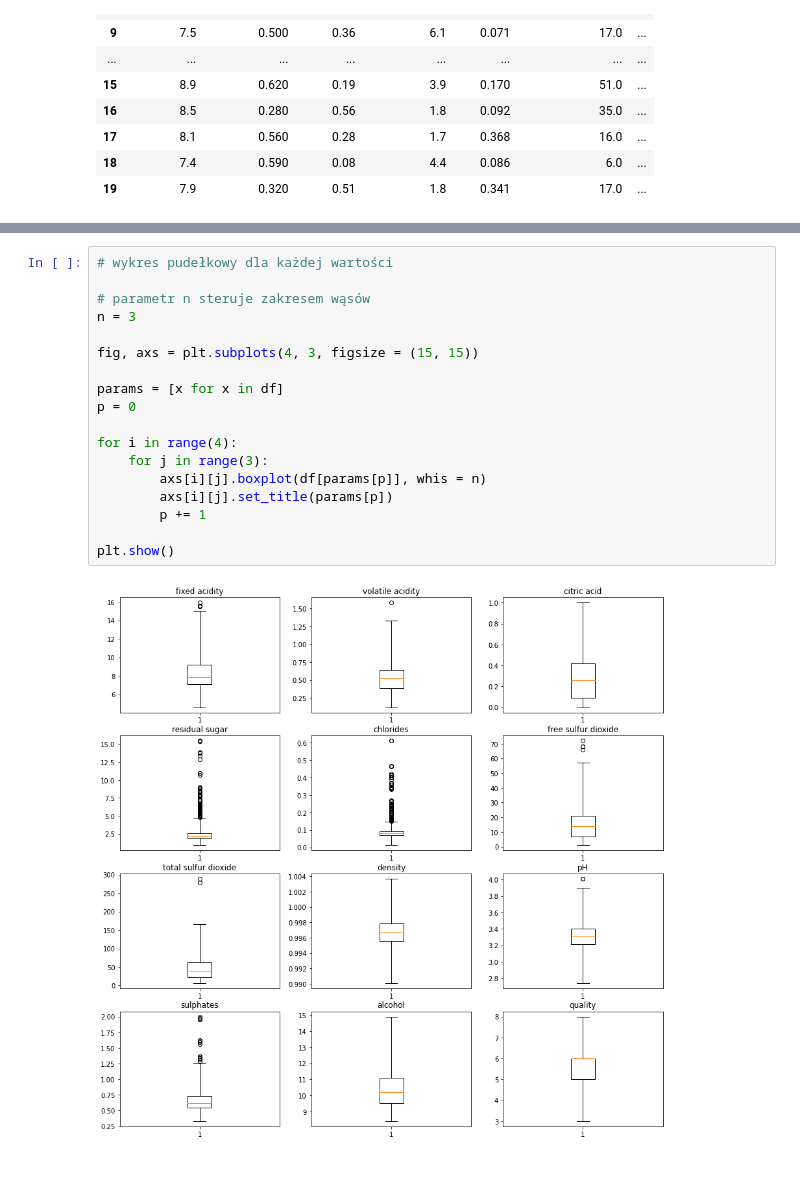
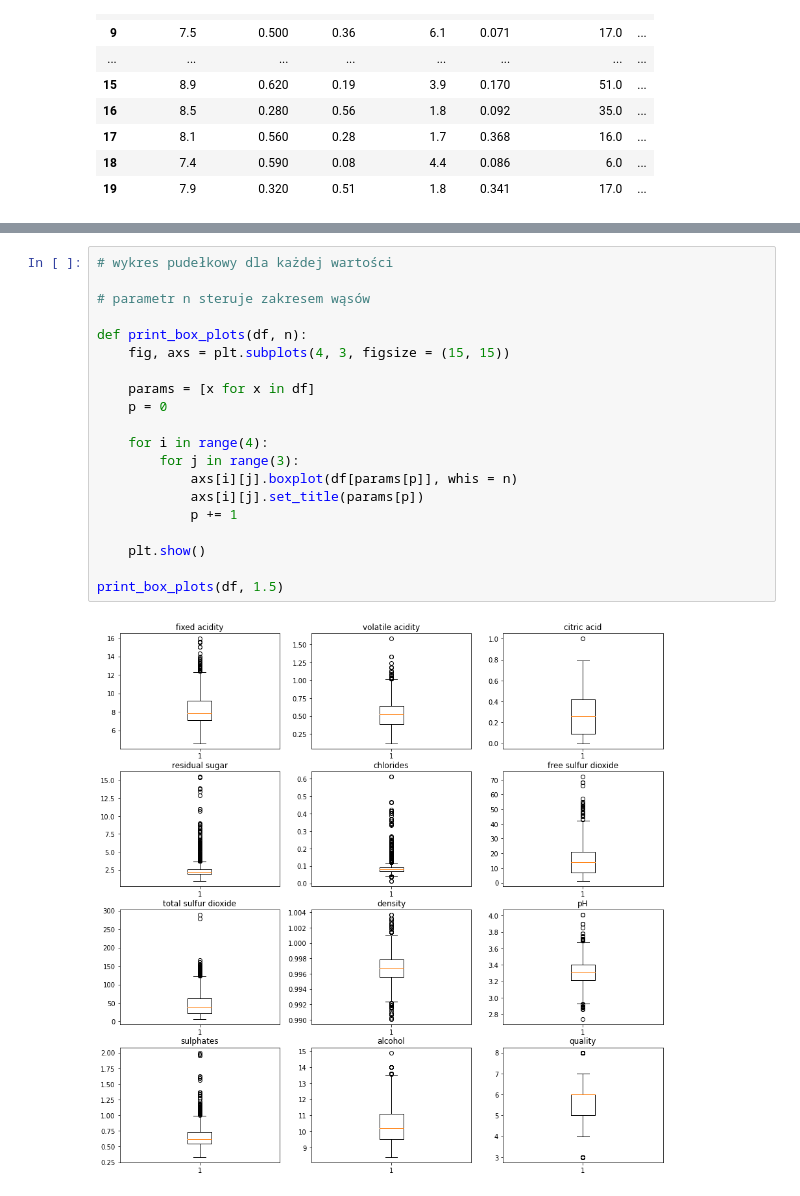
Before and after one commit to kamilprzyb2/Wine, a Jupyter notebook: Winko.ipynb, the cells around one changed output, grey strips where cells are left out. Cells and saved outputs as stored; diff of their text form.

```diff
--- a/Winko.ipynb
+++ b/Winko.ipynb
@@ -93,20 +86,22 @@ array([[<AxesSubplot:title={'center':'fixed acidity'}>,
 # %%
 # wykres pudełkowy dla każdej wartości
 
 # parametr n steruje zakresem wąsów
-n = 3
 
-fig, axs = plt.subplots(4, 3, figsize = (15, 15))
+def print_box_plots(df, n):
+    fig, axs = plt.subplots(4, 3, figsize = (15, 15))
 
-params = [x for x in df]
-p = 0
+    params = [x for x in df]
+    p = 0
 
-for i in range(4):
-    for j in range(3):
-        axs[i][j].boxplot(df[params[p]], whis = n)
-        axs[i][j].set_title(params[p])
-        p += 1
+    for i in range(4):
+        for j in range(3):
+            axs[i][j].boxplot(df[params[p]], whis = n)
+            axs[i][j].set_title(params[p])
+            p += 1
 
-plt.show()
+    plt.show()
+
+print_box_plots(df, 1.5)
 # %% [output]
-[figure, old version]
+[figure, new version]
```
Also changed, not shown: parts of 5 cells of this notebook.
